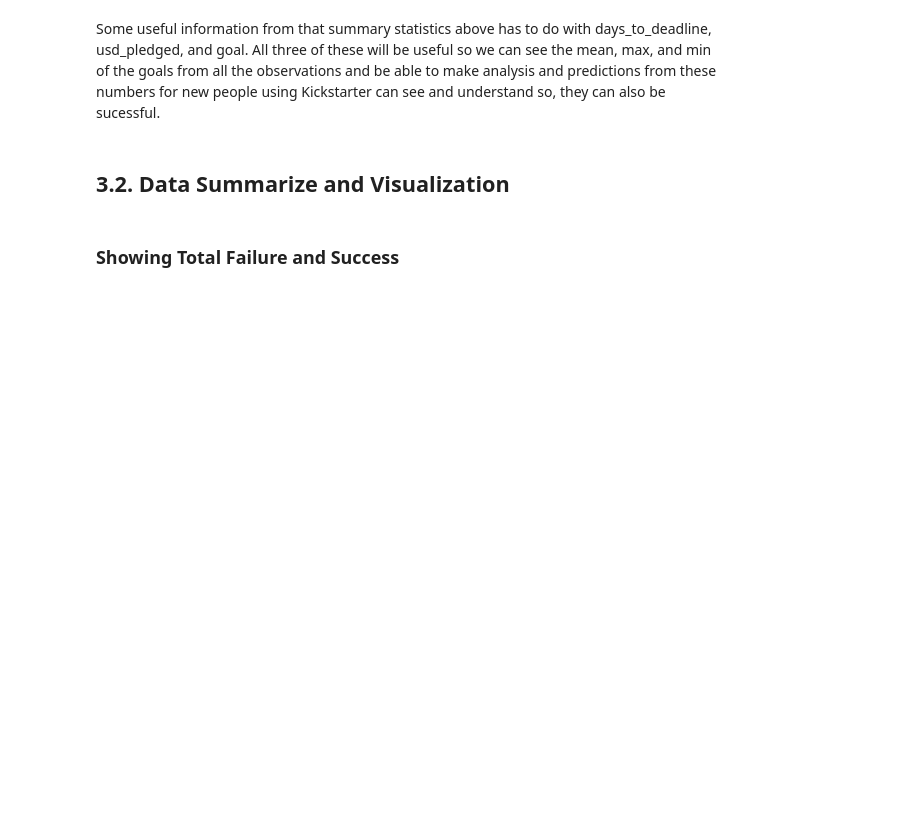
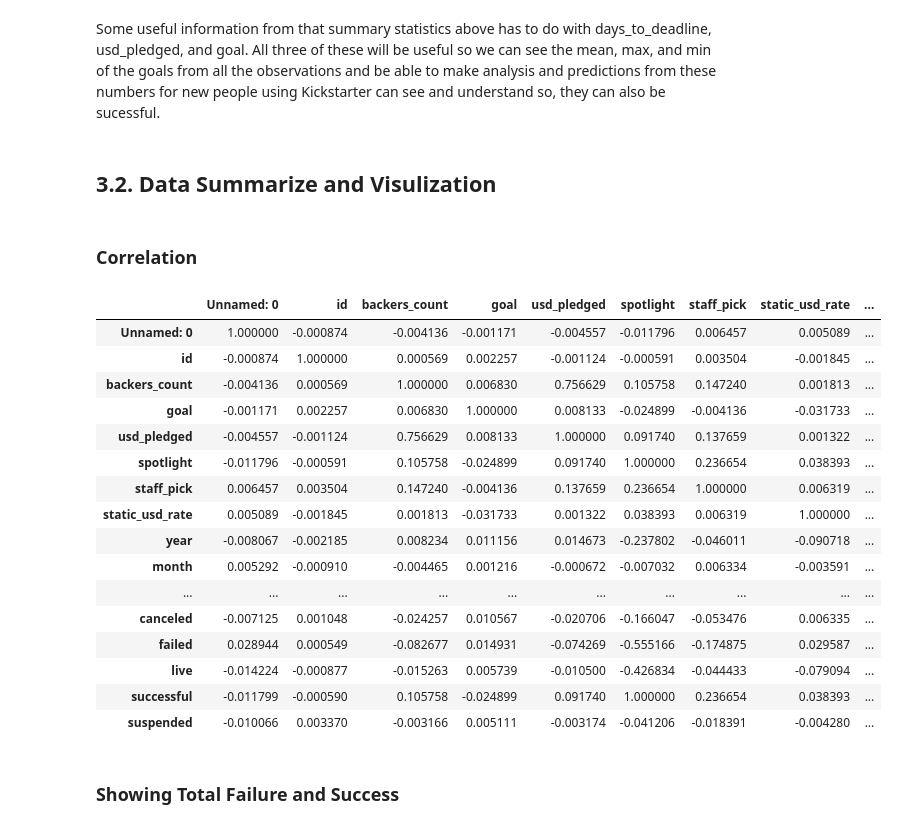
Before and after one commit to Jing-0823/5520-2020PROJECT, a Jupyter notebook: IST_5520_Project_Milestone_2_G5.ipynb, the cells around one changed output. Cells and saved outputs as stored; diff of their text form; code cells hidden in the pictures; blank space fills up the shorter version.

```diff
--- a/IST_5520_Project_Milestone_2_G5.ipynb
+++ b/IST_5520_Project_Milestone_2_G5.ipynb
@@ -276,7 +276,7 @@ new_kickstarter.head(5).transpose()
 # %% [markdown]
 Some useful information from that summary statistics above has to do with days_to_deadline, usd_pledged, and goal. All three of these will be useful so we can see the mean, max, and min of the goals from all the observations and be able to make analysis and predictions from these numbers for new people using Kickstarter can see and understand so, they can also be sucessful.
 # %% [markdown]
-## 3.2. Data Summarize and Visualization
+## 3.2. Data Summarize and Visulization
 # %%
 # Use matplotlib to visualize the data
 import matplotlib.pyplot as plt
@@ -284,6 +284,28 @@ import seaborn as sns
 
 #Show plot in jupyter notebook
 %matplotlib inline
+# %% [markdown]
+### Correlation
+# %%
+new_kickstarter.corr()
+# %% [output]
+|  | Unnamed: 0 | id | backers_count | goal | usd_pledged | spotlight | staff_pick | static_usd_rate | ... |
+| Unnamed: 0 | 1.000000 | -0.000874 | -0.004136 | -0.001171 | -0.004557 | -0.011796 | 0.006457 | 0.005089 | ... |
+| id | -0.000874 | 1.000000 | 0.000569 | 0.002257 | -0.001124 | -0.000591 | 0.003504 | -0.001845 | ... |
+| backers_count | -0.004136 | 0.000569 | 1.000000 | 0.006830 | 0.756629 | 0.105758 | 0.147240 | 0.001813 | ... |
+| goal | -0.001171 | 0.002257 | 0.006830 | 1.000000 | 0.008133 | -0.024899 | -0.004136 | -0.031733 | ... |
+| usd_pledged | -0.004557 | -0.001124 | 0.756629 | 0.008133 | 1.000000 | 0.091740 | 0.137659 | 0.001322 | ... |
+| spotlight | -0.011796 | -0.000591 | 0.105758 | -0.024899 | 0.091740 | 1.000000 | 0.236654 | 0.038393 | ... |
+| staff_pick | 0.006457 | 0.003504 | 0.147240 | -0.004136 | 0.137659 | 0.236654 | 1.000000 | 0.006319 | ... |
+| static_usd_rate | 0.005089 | -0.001845 | 0.001813 | -0.031733 | 0.001322 | 0.038393 | 0.006319 | 1.000000 | ... |
+| year | -0.008067 | -0.002185 | 0.008234 | 0.011156 | 0.014673 | -0.237802 | -0.046011 | -0.090718 | ... |
+| month | 0.005292 | -0.000910 | -0.004465 | 0.001216 | -0.000672 | -0.007032 | 0.006334 | -0.003591 | ... |
+| ... | ... | ... | ... | ... | ... | ... | ... | ... | ... |
+| canceled | -0.007125 | 0.001048 | -0.024257 | 0.010567 | -0.020706 | -0.166047 | -0.053476 | 0.006335 | ... |
+| failed | 0.028944 | 0.000549 | -0.082677 | 0.014931 | -0.074269 | -0.555166 | -0.174875 | 0.029587 | ... |
+| live | -0.014224 | -0.000877 | -0.015263 | 0.005739 | -0.010500 | -0.426834 | -0.044433 | -0.079094 | ... |
+| successful | -0.011799 | -0.000590 | 0.105758 | -0.024899 | 0.091740 | 1.000000 | 0.236654 | 0.038393 | ... |
+| suspended | -0.010066 | 0.003370 | -0.003166 | 0.005111 | -0.003174 | -0.041206 | -0.018391 | -0.004280 | ... |
 # %% [markdown]
 ### Showing Total Failure and Success
 # %%
```
Also changed, not shown: parts of 31 cells of this notebook.
